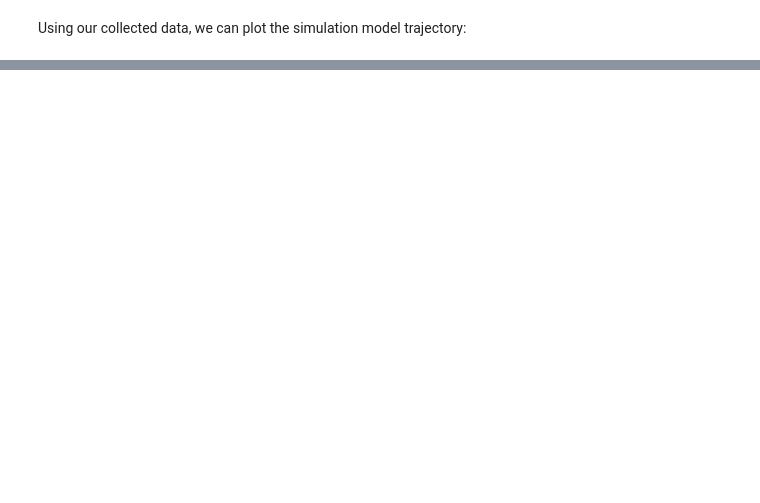
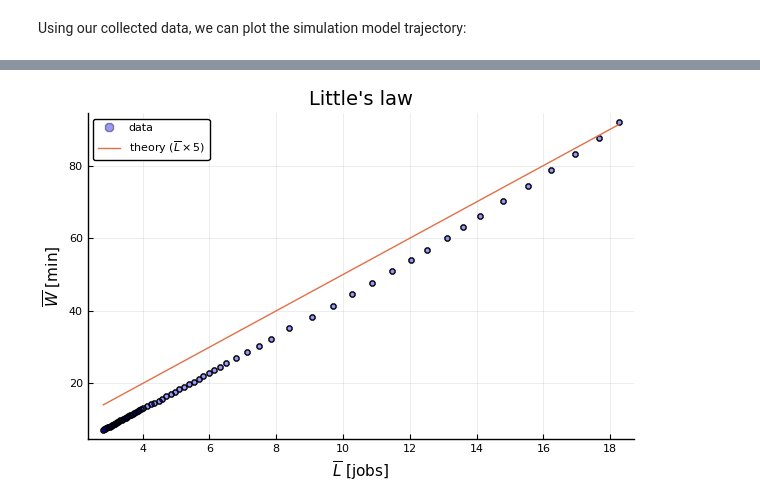
Before and after one commit to JuliaDynamics/DiscreteEvents.jl, a Jupyter notebook: docs/notebooks/singleserver.ipynb, the cells around one changed output, grey strips where cells are left out. Drawn from its saved outputs; the diff is of its cells as text; code cells hidden in the pictures; blank space fills up the shorter version.

```diff
--- a/docs/notebooks/singleserver.ipynb
+++ b/docs/notebooks/singleserver.ipynb
@@ -140,0 +210,6 @@ Server load of η ≈ 95% is great, but the mean queue length L > 11 and mean le
+# %%
+scatter(df1.Lm, df1.Wm, xlabel=L"\overline{L}"*" [jobs]", ylabel=L"\overline{W}"*" [min]",
+    marker = (:o, 4, 0.4, :blue), label="data", title="Little's law", legend=:topleft)
+plot!(df1.Lm, df1.Lm*5, label="theory "*L"(\overline{L}\times 5)")
+# %% [output]
+[figure, added]
```
Also changed, not shown: parts of 28 cells of this notebook, 9 other files.
